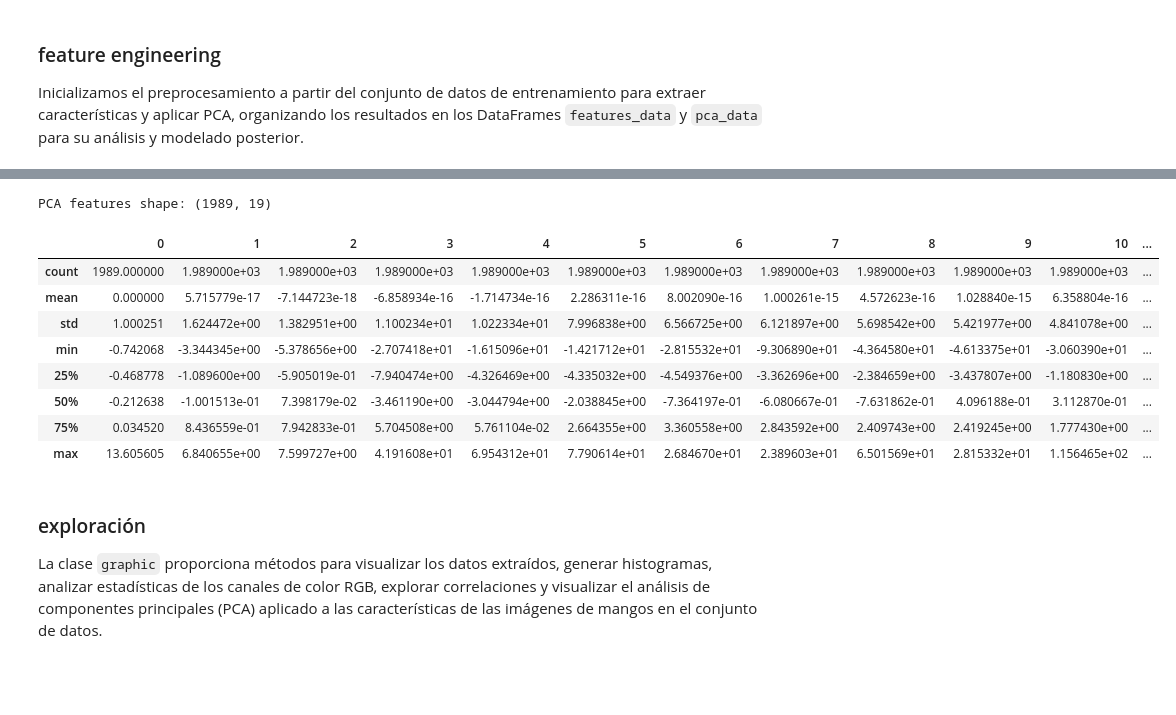
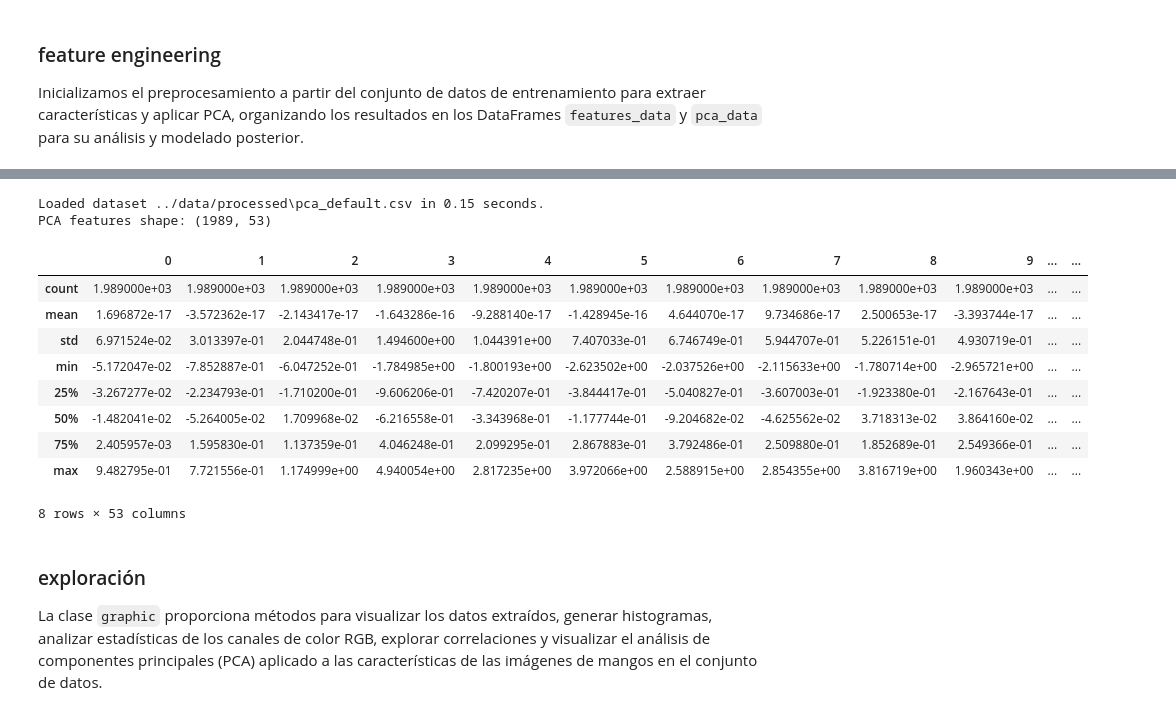
Before and after one commit to dejesusbg/mangifera, a Jupyter notebook: notebooks/mangifera.ipynb, the cells around one changed output, grey strips where cells are left out. Drawn from its saved outputs; the diff is of its cells as text; code cells hidden in the pictures; blank space fills up the shorter version.

```diff
--- a/notebooks/mangifera.ipynb
+++ b/notebooks/mangifera.ipynb
@@ -58,20 +56,23 @@ Features shape: (1989, 775)
 | max | 1.272680e+06 | 254.209087 | 253.923098 | 252.875468 | 76.380757 | 104.556292 | 116.152947 | 53.000000 | 45.000000 | 23.000000 | ... |
 8 rows × 775 columns
 # %%
-pca_data = pd.DataFrame(preprocessor.pca_data)
+pca_data = pd.DataFrame(preprocessor.get_pca())
+pca_data.columns.map(str)
 print(f"PCA features shape: {pca_data.shape}")
 pca_data.describe()
 # %% [output]
-PCA features shape: (1989, 19)
+Loaded dataset ../data/processed\pca_default.csv in 0.15 seconds.
+PCA features shape: (1989, 53)
-|  | 0 | 1 | 2 | 3 | 4 | 5 | 6 | 7 | 8 | 9 | 10 | ... |
-| count | 1989.000000 | 1.989000e+03 | 1.989000e+03 | 1.989000e+03 | 1.989000e+03 | 1.989000e+03 | 1.989000e+03 | 1.989000e+03 | 1.989000e+03 | 1.989000e+03 | 1.989000e+03 | ... |
-| mean | 0.000000 | 5.715779e-17 | -7.144723e-18 | -6.858934e-16 | -1.714734e-16 | 2.286311e-16 | 8.002090e-16 | 1.000261e-15 | 4.572623e-16 | 1.028840e-15 | 6.358804e-16 | ... |
-| std | 1.000251 | 1.624472e+00 | 1.382951e+00 | 1.100234e+01 | 1.022334e+01 | 7.996838e+00 | 6.566725e+00 | 6.121897e+00 | 5.698542e+00 | 5.421977e+00 | 4.841078e+00 | ... |
-| min | -0.742068 | -3.344345e+00 | -5.378656e+00 | -2.707418e+01 | -1.615096e+01 | -1.421712e+01 | -2.815532e+01 | -9.306890e+01 | -4.364580e+01 | -4.613375e+01 | -3.060390e+01 | ... |
-| 25% | -0.468778 | -1.089600e+00 | -5.905019e-01 | -7.940474e+00 | -4.326469e+00 | -4.335032e+00 | -4.549376e+00 | -3.362696e+00 | -2.384659e+00 | -3.437807e+00 | -1.180830e+00 | ... |
-| 50% | -0.212638 | -1.001513e-01 | 7.398179e-02 | -3.461190e+00 | -3.044794e+00 | -2.038845e+00 | -7.364197e-01 | -6.080667e-01 | -7.631862e-01 | 4.096188e-01 | 3.112870e-01 | ... |
-| 75% | 0.034520 | 8.436559e-01 | 7.942833e-01 | 5.704508e+00 | 5.761104e-02 | 2.664355e+00 | 3.360558e+00 | 2.843592e+00 | 2.409743e+00 | 2.419245e+00 | 1.777430e+00 | ... |
-| max | 13.605605 | 6.840655e+00 | 7.599727e+00 | 4.191608e+01 | 6.954312e+01 | 7.790614e+01 | 2.684670e+01 | 2.389603e+01 | 6.501569e+01 | 2.815332e+01 | 1.156465e+02 | ... |
+|  | 0 | 1 | 2 | 3 | 4 | 5 | 6 | 7 | 8 | 9 | ... | ... |
+| count | 1.989000e+03 | 1.989000e+03 | 1.989000e+03 | 1.989000e+03 | 1.989000e+03 | 1.989000e+03 | 1.989000e+03 | 1.989000e+03 | 1.989000e+03 | 1.989000e+03 | ... | ... |
+| mean | 1.696872e-17 | -3.572362e-17 | -2.143417e-17 | -1.643286e-16 | -9.288140e-17 | -1.428945e-16 | 4.644070e-17 | 9.734686e-17 | 2.500653e-17 | -3.393744e-17 | ... | ... |
+| std | 6.971524e-02 | 3.013397e-01 | 2.044748e-01 | 1.494600e+00 | 1.044391e+00 | 7.407033e-01 | 6.746749e-01 | 5.944707e-01 | 5.226151e-01 | 4.930719e-01 | ... | ... |
+| min | -5.172047e-02 | -7.852887e-01 | -6.047252e-01 | -1.784985e+00 | -1.800193e+00 | -2.623502e+00 | -2.037526e+00 | -2.115633e+00 | -1.780714e+00 | -2.965721e+00 | ... | ... |
+| 25% | -3.267277e-02 | -2.234793e-01 | -1.710200e-01 | -9.606206e-01 | -7.420207e-01 | -3.844417e-01 | -5.040827e-01 | -3.607003e-01 | -1.923380e-01 | -2.167643e-01 | ... | ... |
+| 50% | -1.482041e-02 | -5.264005e-02 | 1.709968e-02 | -6.216558e-01 | -3.343968e-01 | -1.177744e-01 | -9.204682e-02 | -4.625562e-02 | 3.718313e-02 | 3.864160e-02 | ... | ... |
+| 75% | 2.405957e-03 | 1.595830e-01 | 1.137359e-01 | 4.046248e-01 | 2.099295e-01 | 2.867883e-01 | 3.792486e-01 | 2.509880e-01 | 1.852689e-01 | 2.549366e-01 | ... | ... |
+| max | 9.482795e-01 | 7.721556e-01 | 1.174999e+00 | 4.940054e+00 | 2.817235e+00 | 3.972066e+00 | 2.588915e+00 | 2.854355e+00 | 3.816719e+00 | 1.960343e+00 | ... | ... |
+8 rows × 53 columns
 # %% [markdown]
 ### exploración
 
```
Also changed, not shown: parts of 4 cells of this notebook.
